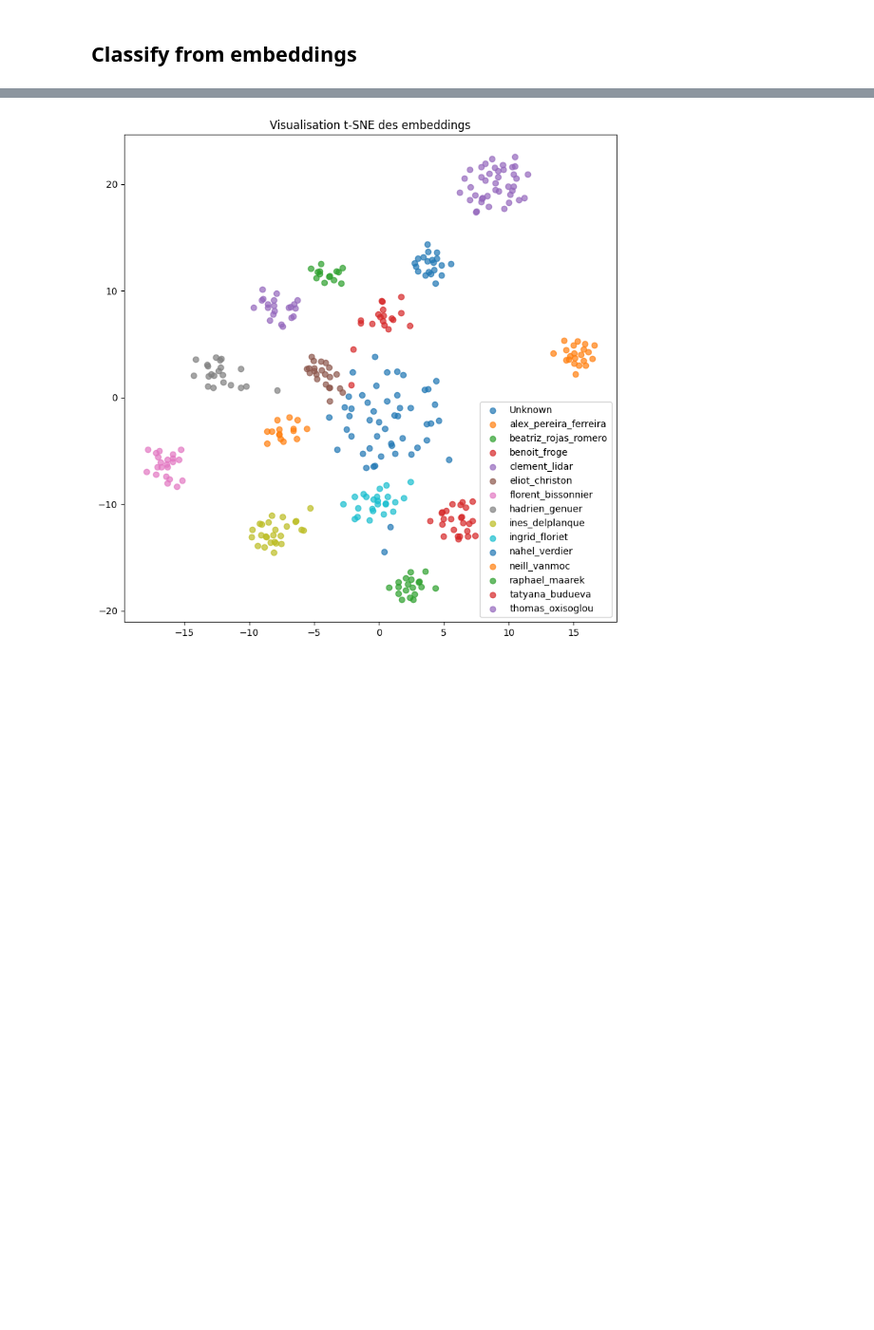
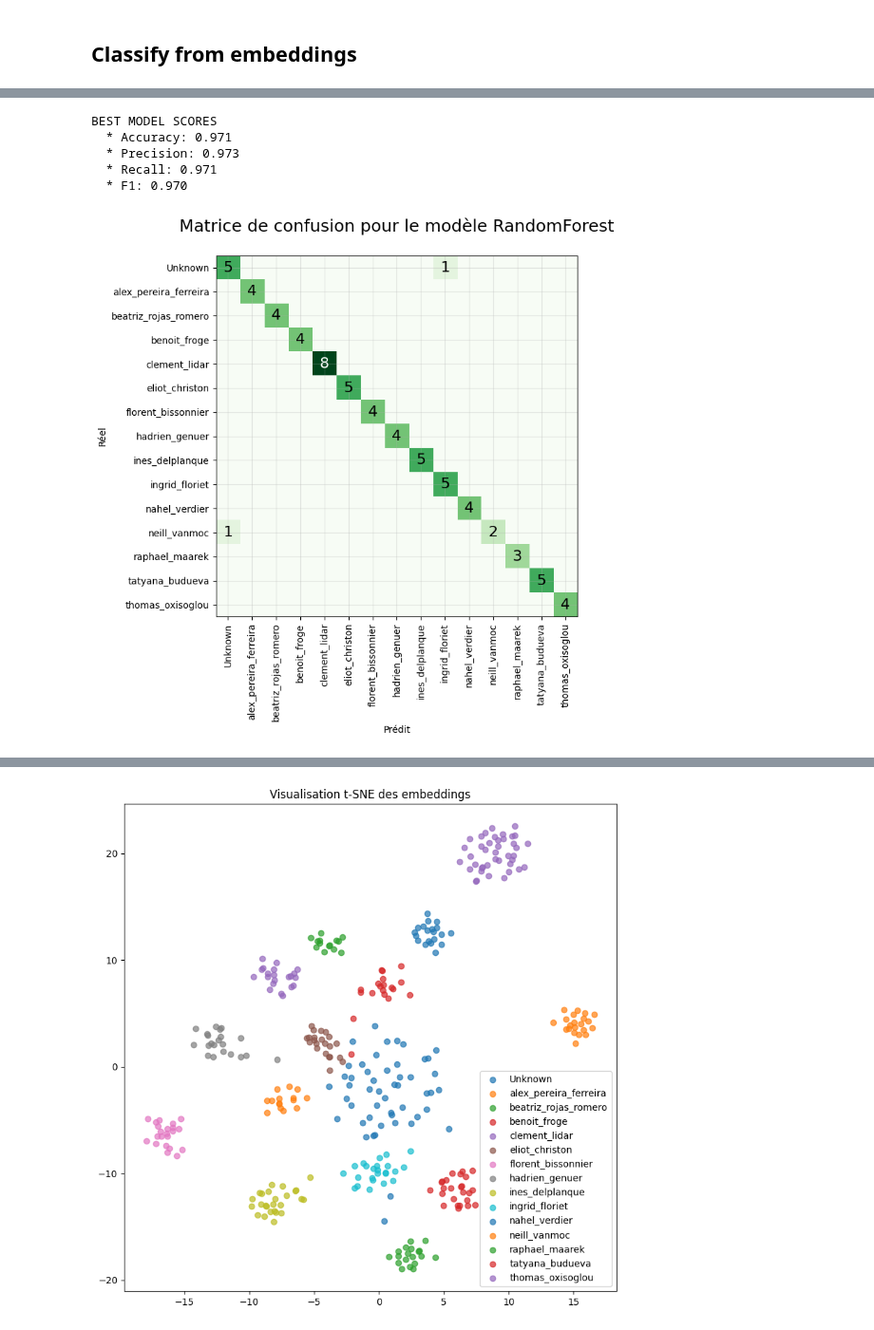
Before and after one commit to eliot-christon/robot-speech-to-speech, a Jupyter notebook: Tools/Evaluation/T1/eval.ipynb, the cells around one changed output, grey strips where cells are left out. Shown at 95% size. Drawn from its saved outputs; the diff is of its cells as text; code cells hidden in the pictures; blank space fills up the shorter version.

Commit message:
optimzed classifier for person recognition from embeddings

```diff
--- a/Tools/Evaluation/T1/eval.ipynb
+++ b/Tools/Evaluation/T1/eval.ipynb
@@ -481,11 +481,11 @@ min_val = scores_df.iloc[:, 1:].min().min()
 max_val = scores_df.iloc[:, 1:].max().max()
 for i in range(scores_df.shape[0]):
     for j in range(1, scores_df.shape[1]):
-        value = scores_df.iloc[i, j]
-        bg_color = colormap((value - min_val) / (max_val - min_val))
+        values = scores_df.iloc[i, j]
+        bg_color = colormap((values - min_val) / (max_val - min_val))
         lum = 0.299 * bg_color[0] + 0.587 * bg_color[1] + 0.114 * bg_color[2]
         text_color = 'black' if lum > 0.5 else 'white'
-        ax.text(j - 1, i, f"{value*100:.2f}", ha='center', va='center', color=text_color, fontsize=14)
+        ax.text(j - 1, i, f"{values*100:.2f}", ha='center', va='center', color=text_color, fontsize=14)
 
 ax.set_xticks(range(4))
 ax.set_xticklabels(scores_df.columns[1:])
@@ -749,0 +700,48 @@ F1_scores_df.to_csv("F1_scores.csv", index=False)
+# %%
+def get_confusion_matrix(y_true, y_pred, labels):
+    confusion_matrix = np.zeros((len(labels), len(labels)), dtype=int)
+    for i, true_label in enumerate(labels):
+        for j, pred_label in enumerate(labels):
+            confusion_matrix[i, j] = np.sum((y_true == true_label) & (y_pred == pred_label))
+    return confusion_matrix
+
+
+# train the model with the best parameters
+X_train, X_test, y_train, y_test = train_test_split_custom(X, y, N_unknown_in_training_data=best_params_according_to_scores['N_unknown_in_training_data'])
+
+labels = np.unique(y_train)
+# sort the labels
+labels = np.sort(labels)
+
+# create param_clf without N_unknown_in_training_data and threshold
+param_clf = best_params_according_to_scores.copy()
+del param_clf['N_unknown_in_training_data']
+del param_clf['threshold']
+
+clf = RandomForestClassifier(random_state=42, **param_clf)
+clf.fit(X_train, y_train)
+
+y_proba = clf.predict_proba(X_test)
+y_pred = np.array([predict_with_rejection(proba, threshold=best_params_according_to_scores['threshold']) for proba in y_proba])
+
+accuracy = accuracy_score(y_test, y_pred)
+precision = precision_score(y_test, y_pred, average='weighted', zero_division=0)
+recall = recall_score(y_test, y_pred, average='weighted')
+f1 = f1_score(y_test, y_pred, average='weighted')
+
+print(f"\nBEST MODEL SCORES")
+print(f"  * Accuracy: {accuracy:.3f}")
+print(f"  * Precision: {precision:.3f}")
+print(f"  * Recall: {recall:.3f}")
+print(f"  * F1: {f1:.3f}")
+
+confusion_matrix = get_confusion_matrix(y_test, y_pred, labels)
+
+plot_matrix(confusion_matrix, "RandomForest", labels, colormap=plt.colormaps.get('Greens'), N=0)
+# %% [output]
+BEST MODEL SCORES
+  * Accuracy: 0.971
+  * Precision: 0.973
+  * Recall: 0.971
+  * F1: 0.970
+[figure, added]
```
Also changed, not shown: parts of 8 cells of this notebook, 2 other files.
